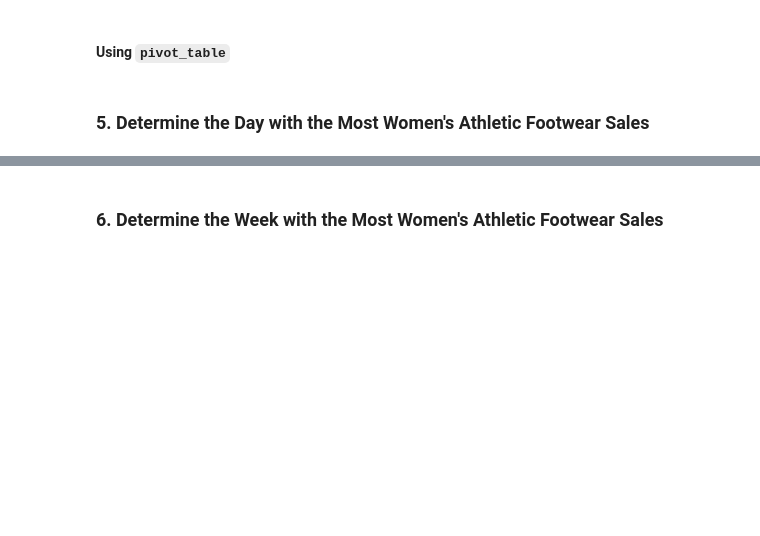
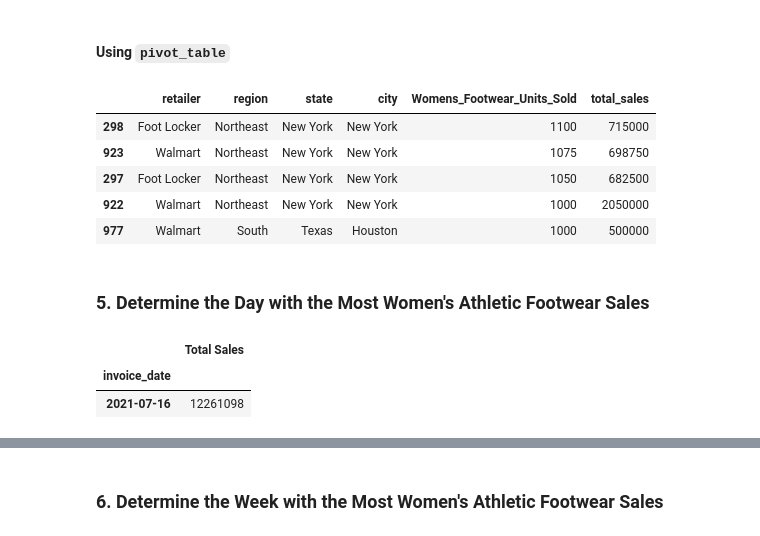
Before and after one commit to skiluvia/athletic_sales_analysis, a Jupyter notebook: athletic_sales_analysis_starter_code.ipynb, the cells around one changed output, grey strips where cells are left out. Drawn from its saved outputs; the diff is of its cells as text; code cells hidden in the pictures; blank space fills up the shorter version.

```diff
--- a/athletic_sales_analysis_starter_code.ipynb
+++ b/athletic_sales_analysis_starter_code.ipynb
@@ -284,20 +319,34 @@ athletic_sales_2020_2021_total_sales_retailer_df.sort_values("Total Sales", asce
 #### Using `pivot_table`
 # %%
 # Show the total number of women's athletic footwear sold for each retailer, region, state, and city.
-
+athletic_sales_2020_2021_womens_pivoted_retailer_df = (pd.pivot_table(athletic_sales_2020_2021_womens_df, index=["retailer", "region", "state", "city","units_sold"], values=["total_sales"], aggfunc=sum)).reset_index()
 
 # Rename the "units_sold" column to "Womens_Footwear_Units_Sold"
+athletic_sales_2020_2021_womens_pivoted_retailer_df.rename(columns={"units_sold": "Womens_Footwear_Units_Sold"}, inplace=True)
 
 # Show the top 5 results.
+athletic_sales_2020_2021_womens_pivoted_retailer_df.sort_values("Womens_Footwear_Units_Sold", ascending=False).head(5)
+# %% [output]
+|  | retailer | region | state | city | Womens_Footwear_Units_Sold | total_sales |
+| 298 | Foot Locker | Northeast | New York | New York | 1100 | 715000 |
+| 923 | Walmart | Northeast | New York | New York | 1075 | 698750 |
+| 297 | Foot Locker | Northeast | New York | New York | 1050 | 682500 |
+| 922 | Walmart | Northeast | New York | New York | 1000 | 2050000 |
+| 977 | Walmart | South | Texas | Houston | 1000 | 500000 |
 # %% [markdown]
 ### 5. Determine the Day with the Most Women's Athletic Footwear Sales
 # %%
 # Create a pivot table with the 'invoice_date' column is the index, and the "total_sales" as the values.
-
+athletic_sales_2020_2021_day_most_sales_df = pd.pivot_table(athletic_sales_2020_2021_df, index=["invoice_date"], values=["total_sales"], aggfunc=sum)
 
 # Optional: Rename the "total_sales" column to "Total Sales"
-
+athletic_sales_2020_2021_day_most_sales_df.rename(columns={"total_sales": "Total Sales"}, inplace=True)
 
 # Show the table.
+athletic_sales_2020_2021_day_most_sales_df.sort_values("Total Sales", ascending=False).head(1)
+# %% [output]
+|  | Total Sales |
+| invoice_date |  |
+| 2021-07-16 | 12261098 |
 # %%
 # Resample the pivot table into daily bins, and get the total sales for each day.
```
Also changed, not shown: parts of 5 cells of this notebook.
